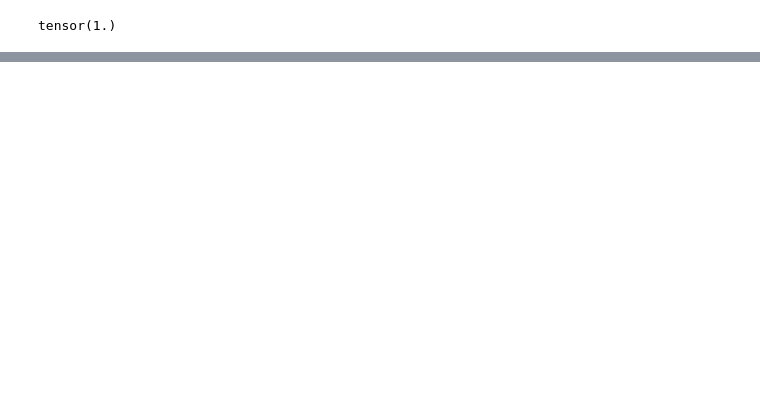
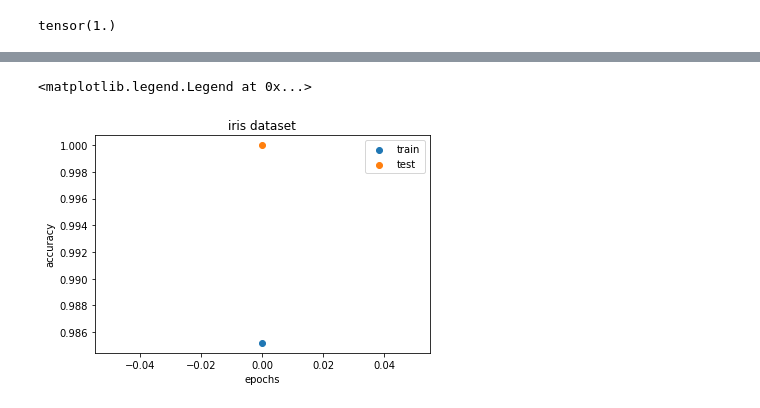
Before and after one commit to Beh-noush/General-Python, a Jupyter notebook: FCNN.ipynb, the cells around one changed output, grey strips where cells are left out. Drawn from its saved outputs; the diff is of its cells as text; code cells hidden in the pictures; blank space fills up the shorter version.

```diff
--- a/FCNN.ipynb
+++ b/FCNN.ipynb
@@ -163,0 +255,2 @@ results_dic = {'train_acc_list' : train_acc_list, 'test_acc_list': test_acc_list
+# %%
+loaded_model = torch.load('model')
@@ -163,0 +259,45 @@ results_dic = {'train_acc_list' : train_acc_list, 'test_acc_list': test_acc_list
+# %%
+#Now, we train and test the model.
+epochs = range(1)
+learning_rate = 0
+loss = nn.CrossEntropyLoss()
+optimizer = torch.optim.Adam(my_net.parameters(), lr = learning_rate)
+iris_train = iris_train.float()
+iris_test = iris_test.float()
+#iris_labels_torch = torch.from_numpy(iris.target)
+iris_train.requires_grad = True
+train_acc_list = []
+train_loss_list = []
+test_acc_list = []
+test_loss_list = []
+
+for e in epochs:
+   optimizer.zero_grad()
+   output = loaded_model.forward(iris_train)
+   predictions = torch.argmax(output, axis = 1)
+   iris_loss = loss(output, iris_train_labels)
+   iris_loss.backward()
+   optimizer.step()
+   accuracy = (predictions==iris_train_labels).float().mean()
+   train_acc_list.append(accuracy)
+   train_loss_list.append(iris_loss)
+
+   test_output = loaded_model.forward(iris_test)
+   test_preds = torch.argmax(test_output, axis = 1)
+   iris_test_loss = loss(test_output, iris_test_labels)
+   test_acc = (test_preds == iris_test_labels).float().mean()
+   test_acc_list.append(test_acc)
+   test_loss_list.append(iris_test_loss)
+# %%
+import matplotlib.pyplot as plt
+
+plt.scatter(epochs, train_acc_list, label = 'train')
+plt.xlabel('epochs')
+plt.ylabel('accuracy')
+plt.title('iris dataset')
+
+plt.scatter(epochs, test_acc_list, label = 'test')
+plt.legend()
+# %% [output]
+<matplotlib.legend.Legend at 0x...>
+[figure, added]
```
Also changed, not shown: parts of 20 cells of this notebook.
